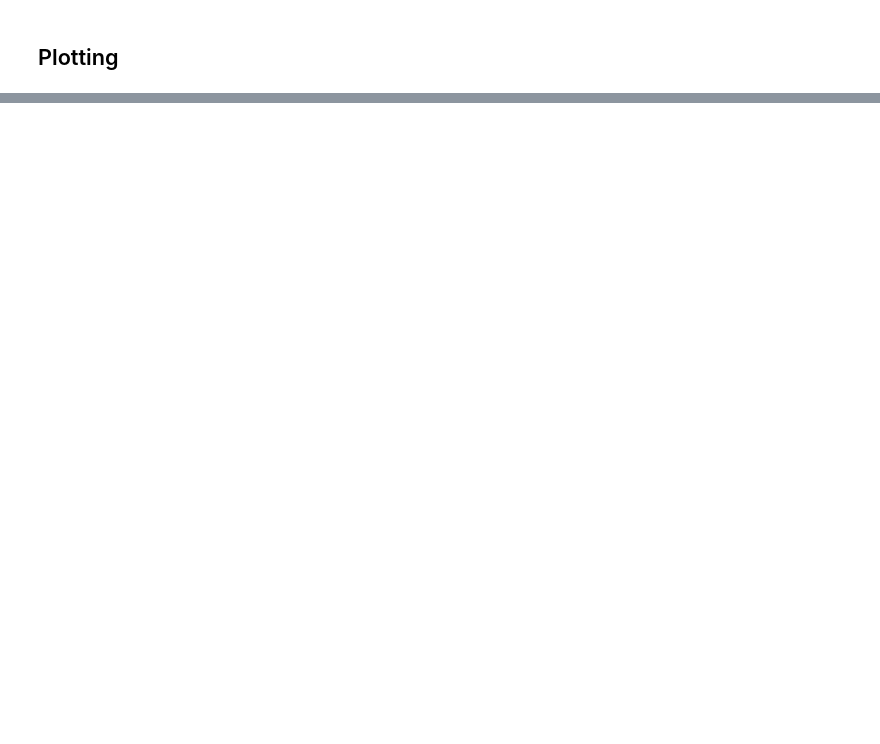
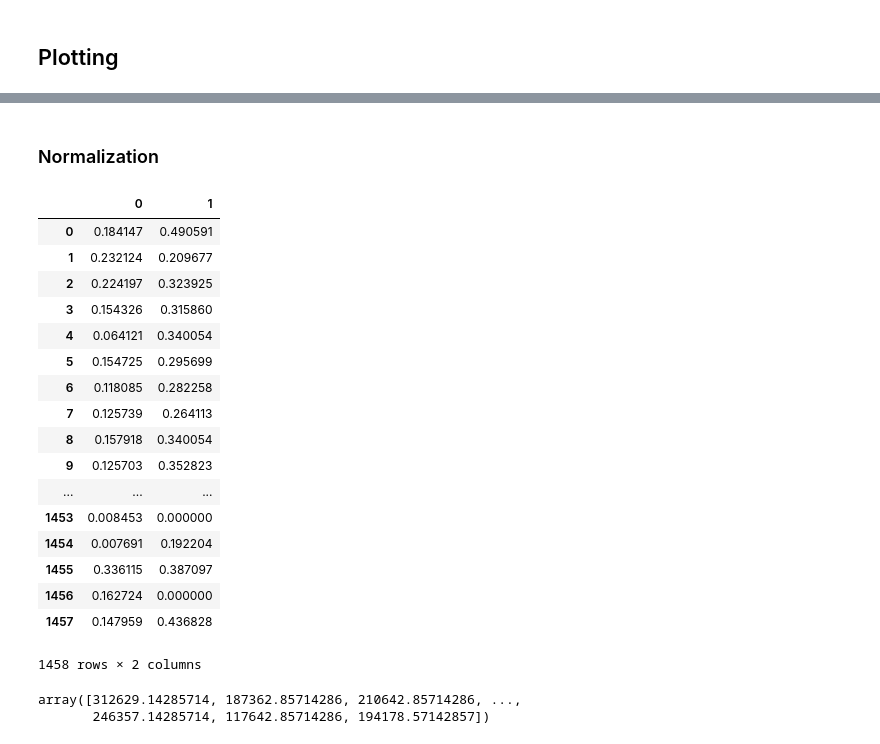
Before and after one commit to galihsatriawan/House-Price-Regression, a Jupyter notebook: KNNRegression.ipynb, the cells around one changed output, grey strips where cells are left out. Saved outputs shown, nothing was run; the diff lists cells and outputs as text; code cells hidden in the pictures; blank space fills up the shorter version.

Commit message:
- Predict Test File

```diff
--- a/KNNRegression.ipynb
+++ b/KNNRegression.ipynb
@@ -174,0 +179,6 @@ The smallest value RMSE is  61697.05804906519  in index  20
+# %%
+df_test = pd.read_csv("/home/sh0brun/Documents/Untitled Folder/DataMining/test.csv");
+df_test = df_test[['LotArea','GarageArea']]
+df_test = df_test.dropna()
+print(df_test)
+# Predict
@@ -174,0 +203,36 @@ The smallest value RMSE is  61697.05804906519  in index  20
+# %% [markdown]
+### Normalization
+# %%
+test_scaled = scaler.fit_transform(df_test)
+# test_scaled
+test_scaled = pd.DataFrame(test_scaled)
+test_scaled
+# %% [output]
+|  | 0 | 1 |
+| 0 | 0.184147 | 0.490591 |
+| 1 | 0.232124 | 0.209677 |
+| 2 | 0.224197 | 0.323925 |
+| 3 | 0.154326 | 0.315860 |
+| 4 | 0.064121 | 0.340054 |
+| 5 | 0.154725 | 0.295699 |
+| 6 | 0.118085 | 0.282258 |
+| 7 | 0.125739 | 0.264113 |
+| 8 | 0.157918 | 0.340054 |
+| 9 | 0.125703 | 0.352823 |
+| ... | ... | ... |
+| 1453 | 0.008453 | 0.000000 |
+| 1454 | 0.007691 | 0.192204 |
+| 1455 | 0.336115 | 0.387097 |
+| 1456 | 0.162724 | 0.000000 |
+| 1457 | 0.147959 | 0.436828 |
+1458 rows × 2 columns
+# %%
+K = 7
+model = neighbors.KNeighborsRegressor(n_neighbors=K)
+model.fit(x_train,y_train)
+
+predict = model.predict(test_scaled)
+predict
+# %% [output]
+array([312629.14285714, 187362.85714286, 210642.85714286, ...,
+       246357.14285714, 117642.85714286, 194178.57142857])
```
Also changed, not shown: parts of 9 cells of this notebook.
